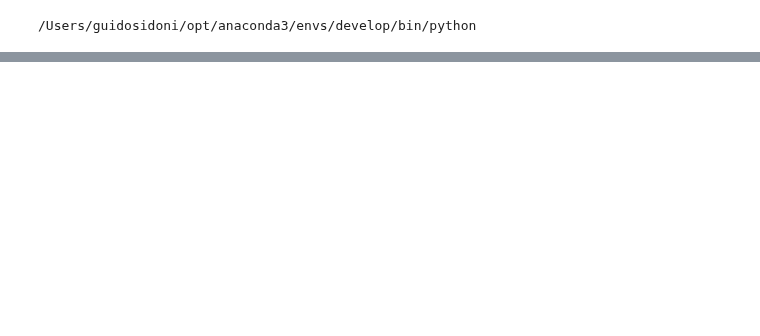
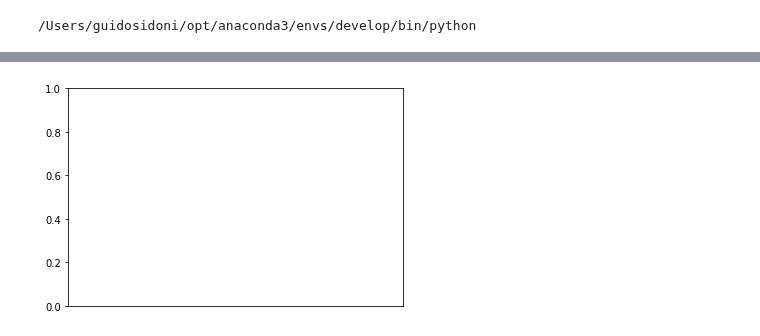
Before and after one commit to guidolo/COVID-DASH, a Jupyter notebook: Untitled.ipynb, the cells around one changed output, grey strips where cells are left out. Cells and saved outputs as stored; diff of their text form; code cells hidden in the pictures; blank space fills up the shorter version.

```diff
--- a/Untitled.ipynb
+++ b/Untitled.ipynb
@@ -77,0 +78,7 @@ a = ax[0]
+# %%
+import matplotlib.dates as mdates
+ax = plt.gca()
+locator = mdates.DayLocator()
+ax.xaxis.set_major_locator(locator)
+# %% [output]
+[figure, added]
```
Also changed, not shown: parts of 9 cells of this notebook, 2 other files.
